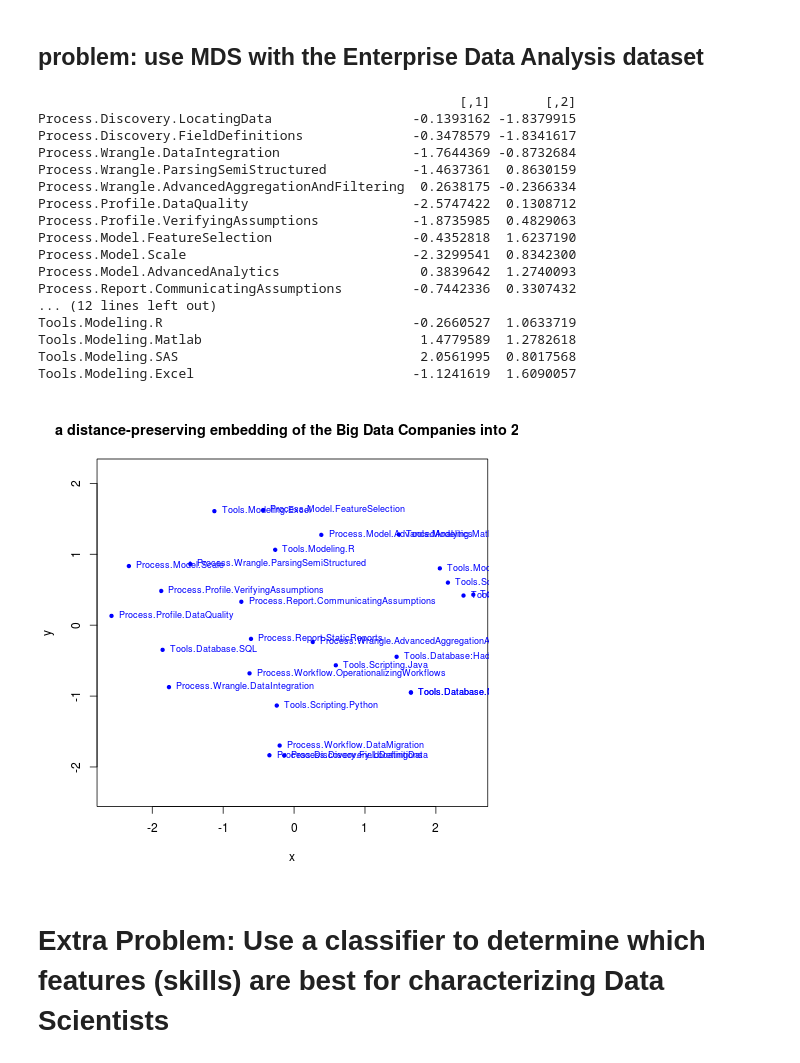
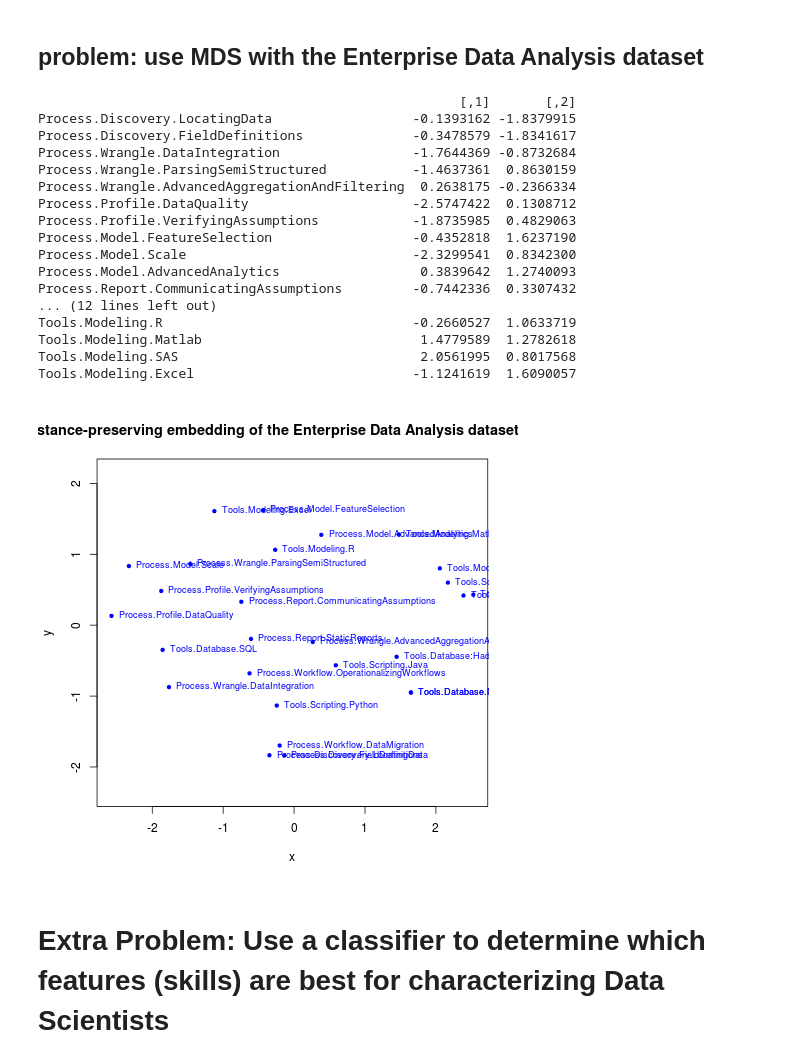
Before and after one commit to realmichaelzyy/cs249-2, a Jupyter notebook: hw3/MiniHW3_v2.01.ipynb, the cells around one changed output. Drawn from its saved outputs; the diff is of its cells as text; code cells hidden in the pictures.

```diff
--- a/hw3/MiniHW3_v2.01.ipynb
+++ b/hw3/MiniHW3_v2.01.ipynb
@@ -1145,35 +1145,35 @@ Error in eval(expr, envir, enclos) :
 # %%
 %%R
 
 locations = cmdscale( dist(WhatIsUsedByWhom) )
 #  get a 2-dimensional embedding (default) of the BigData100
 print(locations)
 
 x = locations[,1]
 y = locations[,2]
 
-plot( x, y, asp=1, col="blue", main="a distance-preserving embedding of the Big Data Companies into 2D", pch=20 )
+plot( x, y, asp=1, col="blue", main="a distance-preserving embedding of the Enterprise Data Analysis dataset into 2D", pch=20 )
 
 text( x, y, rownames(WhatIsUsedByWhom), col="blue", pos=4, cex=0.75 )
 # %% [output]
                                                       [,1]       [,2]
 Process.Discovery.LocatingData                  -0.1393162 -1.8379915
 Process.Discovery.FieldDefinitions              -0.3478579 -1.8341617
 Process.Wrangle.DataIntegration                 -1.7644369 -0.8732684
 Process.Wrangle.ParsingSemiStructured           -1.4637361  0.8630159
 Process.Wrangle.AdvancedAggregationAndFiltering  0.2638175 -0.2366334
 Process.Profile.DataQuality                     -2.5747422  0.1308712
 Process.Profile.VerifyingAssumptions            -1.8735985  0.4829063
 Process.Model.FeatureSelection                  -0.4352818  1.6237190
 Process.Model.Scale                             -2.3299541  0.8342300
 Process.Model.AdvancedAnalytics                  0.3839642  1.2740093
 Process.Report.CommunicatingAssumptions         -0.7442336  0.3307432
 ... (12 lines left out)
 Tools.Modeling.R                                -0.2660527  1.0633719
 Tools.Modeling.Matlab                            1.4779589  1.2782618
 Tools.Modeling.SAS                               2.0561995  0.8017568
 Tools.Modeling.Excel                            -1.1241619  1.6090057
-[figure, old version]
+[figure, new version]
 # %% [markdown]
 # Extra Problem:  Use a classifier to determine which features (skills) are best for characterizing Data Scientists
 # %%
```
Also changed, not shown: parts of 3 cells of this notebook.
